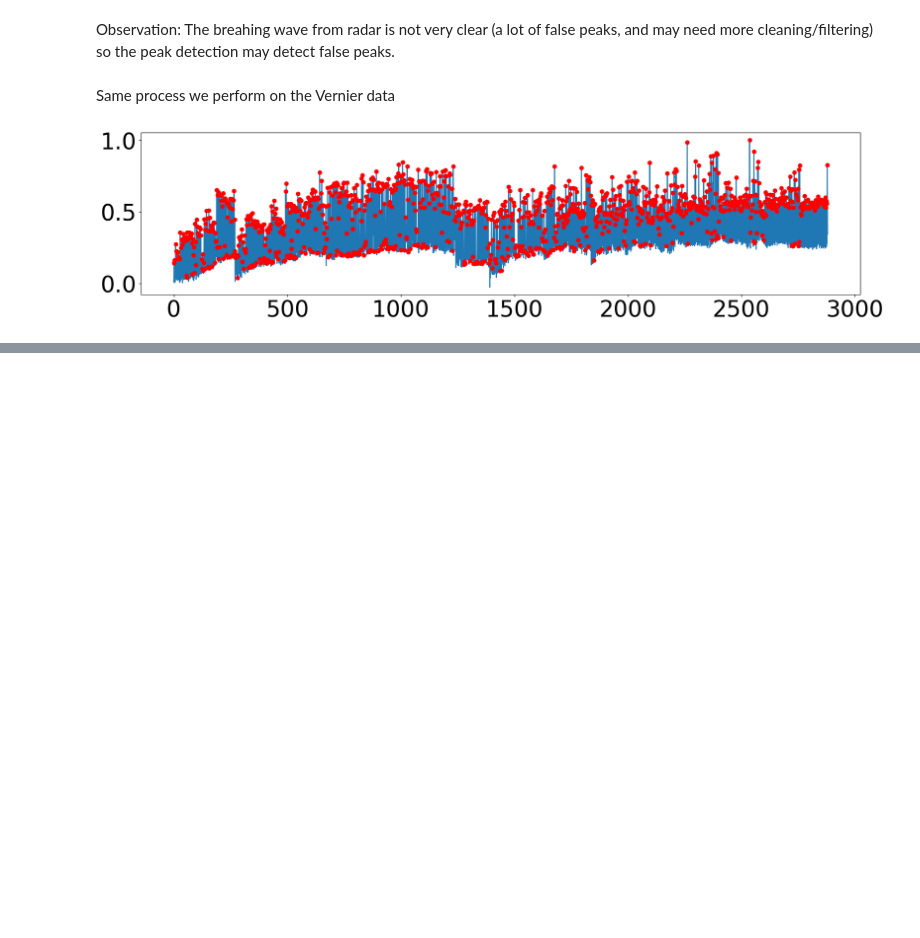
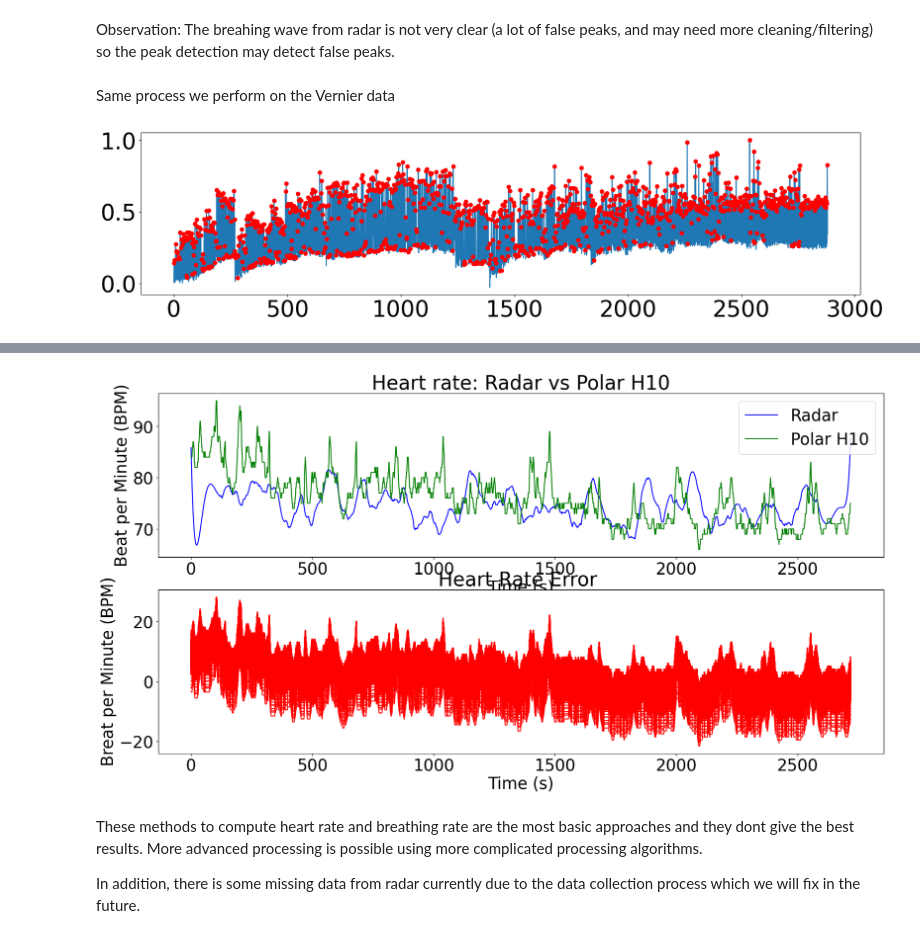
Before and after one commit to walidbrahim/radar_data_processing_tutorials, a Jupyter notebook: radar_data_processing.ipynb, the cells around one changed output, grey strips where cells are left out. Saved outputs shown, nothing was run; the diff lists cells and outputs as text; code cells hidden in the pictures; blank space fills up the shorter version.

```diff
--- a/radar_data_processing.ipynb
+++ b/radar_data_processing.ipynb
@@ -633,0 +685,43 @@ plt.show()
+# %%
+# Heartbeat estimation using FFT-based method:
+window_size = 15*FPS
+step = FPS
+radar_hr_array = []   # Array to hold heart rate values
+for i in range(window_size, len(heartbeat_wave_norm), step):
+    radar_hr_array.append(fft_find_bpm(heartbeat_wave_norm[i-window_size:i]))
+
+radar_hr_smoothed=savgol_filter(radar_hr_array, window_length=window_size+1, polyorder=7)
+# %%
+plt.rcParams.update({'font.size': 25})
+plt.rcParams["figure.figsize"] = (20,10)
+plt.subplots_adjust(left=0.1,
+                    bottom=0.1,
+                    right=0.9,
+                    top=0.9,
+                    wspace=0.4,
+                    hspace=0.5)
+
+%matplotlib inline
+# Plot heart rate:
+plt.subplot(211)
+plt.plot(radar_hr_smoothed, 'b', label='Radar')
+plt.plot(polar_hr_data['data'][:len(radar_hr_smoothed)], 'g', label='Polar H10')
+plt.title('Heart rate: Radar vs Polar H10')
+plt.xlabel('Time (s)')
+plt.ylabel('Beat per Minute (BPM)')
+plt.legend()
+
+# Plot instantaneous error graph
+plt.subplot(212)
+error_array = np.asarray(polar_hr_data['data'][:len(radar_hr_smoothed)])-np.asarray(radar_hr_smoothed)
+plt.plot(error_array, 'r')
+plt.title('Heart Rate Error ')
+plt.xlabel('Time (s)')
+plt.ylabel('Breat per Minute (BPM)')
+plt.show()
+# %% [output]
+[figure, added]
+# %% [markdown]
+These methods to compute heart rate and breathing rate are the most basic approaches and they dont give the best results. More advanced processing is possible using more complicated processing algorithms.
+
+In addition, there is some missing data from radar currently due to the data collection process which we will fix in the future.
```
Also changed, not shown: parts of 17 cells of this notebook, 1 other file.
